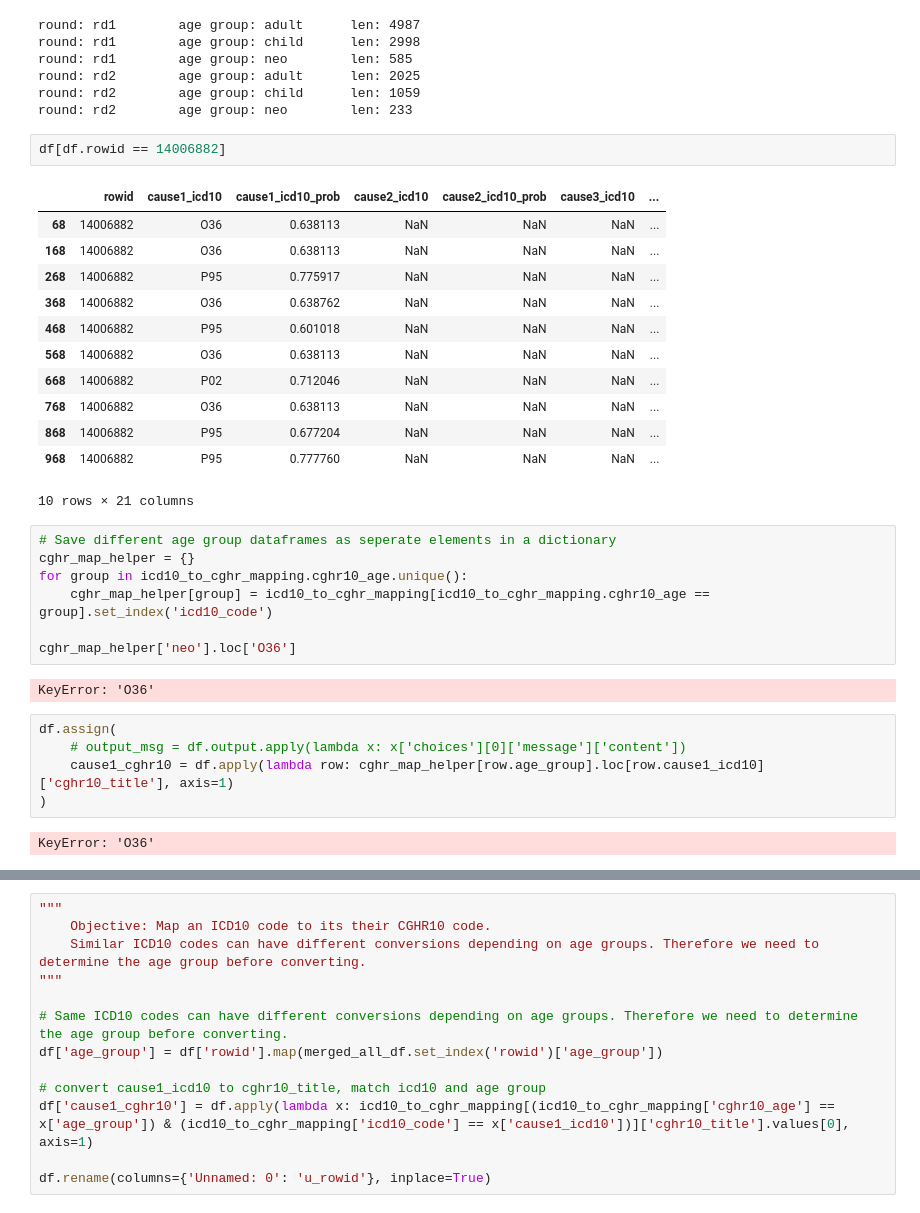
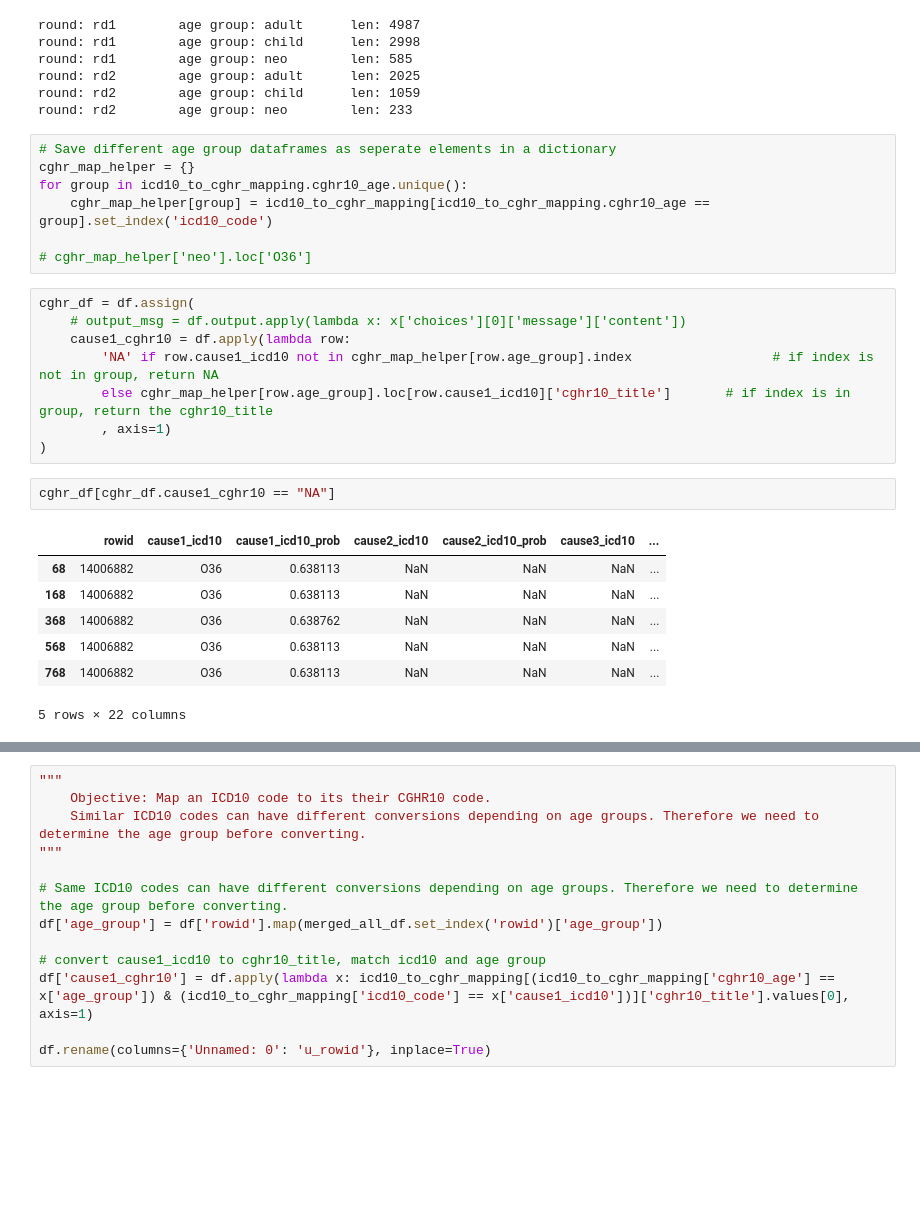
Before and after one commit to danieljai/proj_rapid_healsl_chatgpt, a Jupyter notebook: notebook/Step04_repeat_responses_analysis.ipynb, the cells around one changed output, grey strips where cells are left out. Drawn from its saved outputs; the diff is of its cells as text; blank space fills up the shorter version.

```diff
--- a/notebook/Step04_repeat_responses_analysis.ipynb
+++ b/notebook/Step04_repeat_responses_analysis.ipynb
@@ -183,35 +162,29 @@ round: rd1        age group: neo        len: 585
 round: rd2        age group: adult      len: 2025
 round: rd2        age group: child      len: 1059
 round: rd2        age group: neo        len: 233
-# %%
-df[df.rowid == 14006882]
-# %% [output]
-|  | rowid | cause1_icd10 | cause1_icd10_prob | cause2_icd10 | cause2_icd10_prob | cause3_icd10 | ... |
-| 68 | 14006882 | O36 | 0.638113 | NaN | NaN | NaN | ... |
-| 168 | 14006882 | O36 | 0.638113 | NaN | NaN | NaN | ... |
-| 268 | 14006882 | P95 | 0.775917 | NaN | NaN | NaN | ... |
-| 368 | 14006882 | O36 | 0.638762 | NaN | NaN | NaN | ... |
-| 468 | 14006882 | P95 | 0.601018 | NaN | NaN | NaN | ... |
-| 568 | 14006882 | O36 | 0.638113 | NaN | NaN | NaN | ... |
-| 668 | 14006882 | P02 | 0.712046 | NaN | NaN | NaN | ... |
-| 768 | 14006882 | O36 | 0.638113 | NaN | NaN | NaN | ... |
-| 868 | 14006882 | P95 | 0.677204 | NaN | NaN | NaN | ... |
-| 968 | 14006882 | P95 | 0.777760 | NaN | NaN | NaN | ... |
-10 rows × 21 columns
 # %%
 # Save different age group dataframes as seperate elements in a dictionary
 cghr_map_helper = {}
 for group in icd10_to_cghr_mapping.cghr10_age.unique():
     cghr_map_helper[group] = icd10_to_cghr_mapping[icd10_to_cghr_mapping.cghr10_age == group].set_index('icd10_code')
 
-cghr_map_helper['neo'].loc['O36']
+# cghr_map_helper['neo'].loc['O36']
-# %% [output]
-KeyError: 'O36'
 # %%
-df.assign(
+cghr_df = df.assign(
     # output_msg = df.output.apply(lambda x: x['choices'][0]['message']['content'])
-    cause1_cghr10 = df.apply(lambda row: cghr_map_helper[row.age_group].loc[row.cause1_icd10]['cghr10_title'], axis=1)
+    cause1_cghr10 = df.apply(lambda row:
+        'NA' if row.cause1_icd10 not in cghr_map_helper[row.age_group].index                  # if index is not in group, return NA
+        else cghr_map_helper[row.age_group].loc[row.cause1_icd10]['cghr10_title']       # if index is in group, return the cghr10_title
+        , axis=1)
 )
-# %% [output]
-KeyError: 'O36'
+# %%
+cghr_df[cghr_df.cause1_cghr10 == "NA"]
+# %% [output]
+|  | rowid | cause1_icd10 | cause1_icd10_prob | cause2_icd10 | cause2_icd10_prob | cause3_icd10 | ... |
+| 68 | 14006882 | O36 | 0.638113 | NaN | NaN | NaN | ... |
+| 168 | 14006882 | O36 | 0.638113 | NaN | NaN | NaN | ... |
+| 368 | 14006882 | O36 | 0.638762 | NaN | NaN | NaN | ... |
+| 568 | 14006882 | O36 | 0.638113 | NaN | NaN | NaN | ... |
+| 768 | 14006882 | O36 | 0.638113 | NaN | NaN | NaN | ... |
+5 rows × 22 columns
 # %%
```
Also changed, not shown: parts of 5 cells of this notebook, 1 other file.
